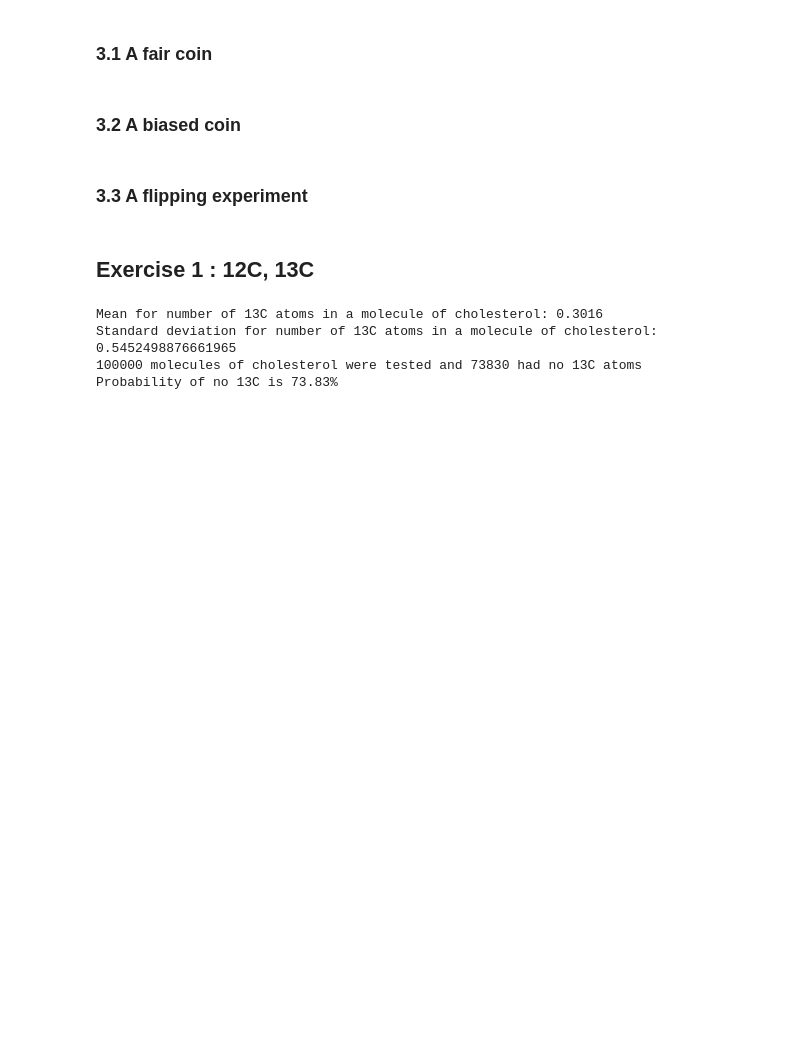
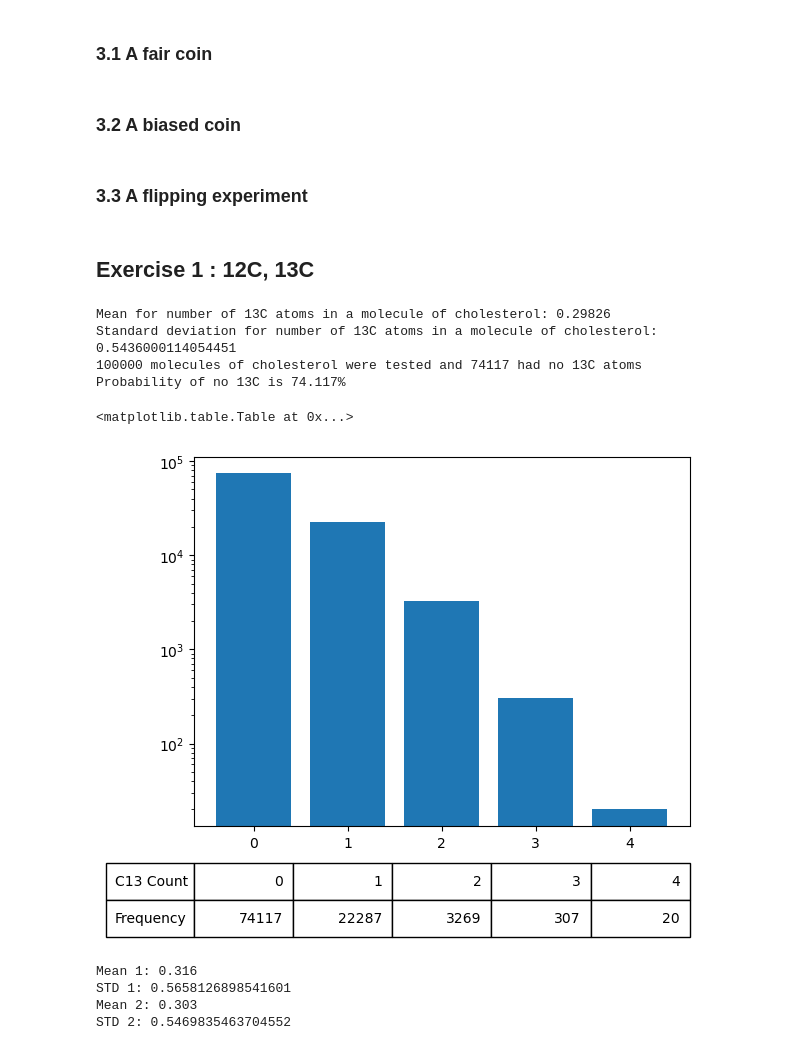
Before and after one commit to SPS-SP2273/learning-portfolio-russell-ykh, a Jupyter notebook: random numbers/random_numbers_(need).ipynb, the cells around one changed output. Saved outputs shown, nothing was run; the diff lists cells and outputs as text; code cells hidden in the pictures; blank space fills up the shorter version.

```diff
--- a/random numbers/random_numbers_(need).ipynb
+++ b/random numbers/random_numbers_(need).ipynb
@@ -50,33 +50,83 @@
 ## Exercise 1 :  12C, 13C
 # %%
 import numpy as np
+import matplotlib.pyplot as plt
 
 c_chol = 27
 prob_c13 = 0.0111
 
 def carbon_isotope(p, trials):
     carbon_count = np.random.rand(trials)
     iso_list = carbon_count < p
     iso_count = np.sum(iso_list)
     return iso_count
 
 def isotope_test(carbon_atoms, p, num_molecules):
     result = np.array([carbon_isotope(p, carbon_atoms) for x in range(num_molecules)])
     return result
 
 trials = 100000
 data = isotope_test(c_chol, prob_c13, trials)
 mean = np.mean(data)
 std = np.std(data)
 isoless = len(data[data == 0])
 p_none = (isoless / trials) * 100
 
 print(f"Mean for number of 13C atoms in a molecule of cholesterol: {mean}")
 print(f"Standard deviation for number of 13C atoms in a molecule of cholesterol: {std}")
 print(f"{trials} molecules of cholesterol were tested and {isoless} had no 13C atoms")
 print(f"Probability of no 13C is {p_none}%")
+
+c13_count, freq = np.unique(data, return_counts=True)
+
+plt.bar(c13_count, freq)
+plt.yscale("log")
+plt.table([c13_count, freq],
+         rowLabels=["C13 Count", "Frequency"],
+         bbox=[0, -0.3, 1, 0.2])
 # %% [output]
-Mean for number of 13C atoms in a molecule of cholesterol: 0.3016
-Standard deviation for number of 13C atoms in a molecule of cholesterol: 0.5452498876661965
-100000 molecules of cholesterol were tested and 73830 had no 13C atoms
-Probability of no 13C is 73.83%
+Mean for number of 13C atoms in a molecule of cholesterol: 0.29826
+Standard deviation for number of 13C atoms in a molecule of cholesterol: 0.5436000114054451
+100000 molecules of cholesterol were tested and 74117 had no 13C atoms
+Probability of no 13C is 74.117%
+<matplotlib.table.Table at 0x...>
+[figure, added]
+# %%
+import numpy as np
+import numpy.random as rand
+
+prob = 0.0111
+carbons = 27
+repeats = 1000
+
+def test_1():
+    results_1 = []
+
+    for i in range(carbons):
+        data = rand.rand(1)
+        results_1.append(data < prob)
+
+    results_1 = np.array(results_1).sum()
+    return results_1
+
+def test_2():
+    results_2 = (rand.rand(carbons) < prob).sum()
+    return results_2
+
+results_1, results_2 = [], []
+for i in range(repeats):
+    results_1.append(test_1())
+    results_2.append(test_2())
+
+results_1 = np.array(results_1)
+results_2 = np.array(results_2)
+
+print(f"Mean 1: {results_1}")
+print(f"STD 1: {results_1.std()}")
+print(f"Mean 2: {results_2.mean()}")
+print(f"STD 2: {results_2.std()}")
+# %% [output]
+Mean 1: 0.316
+STD 1: 0.5658126898541601
+Mean 2: 0.303
+STD 2: 0.5469835463704552
```
Also changed, not shown: parts of 2 cells of this notebook, 6 other files.
